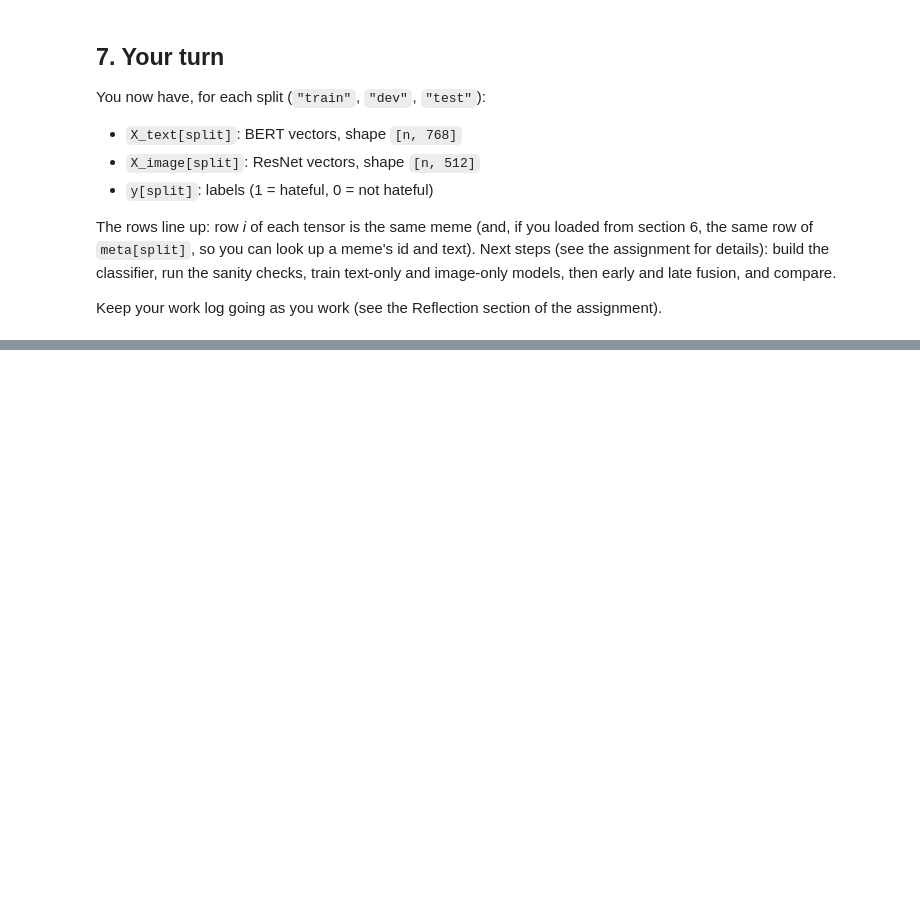
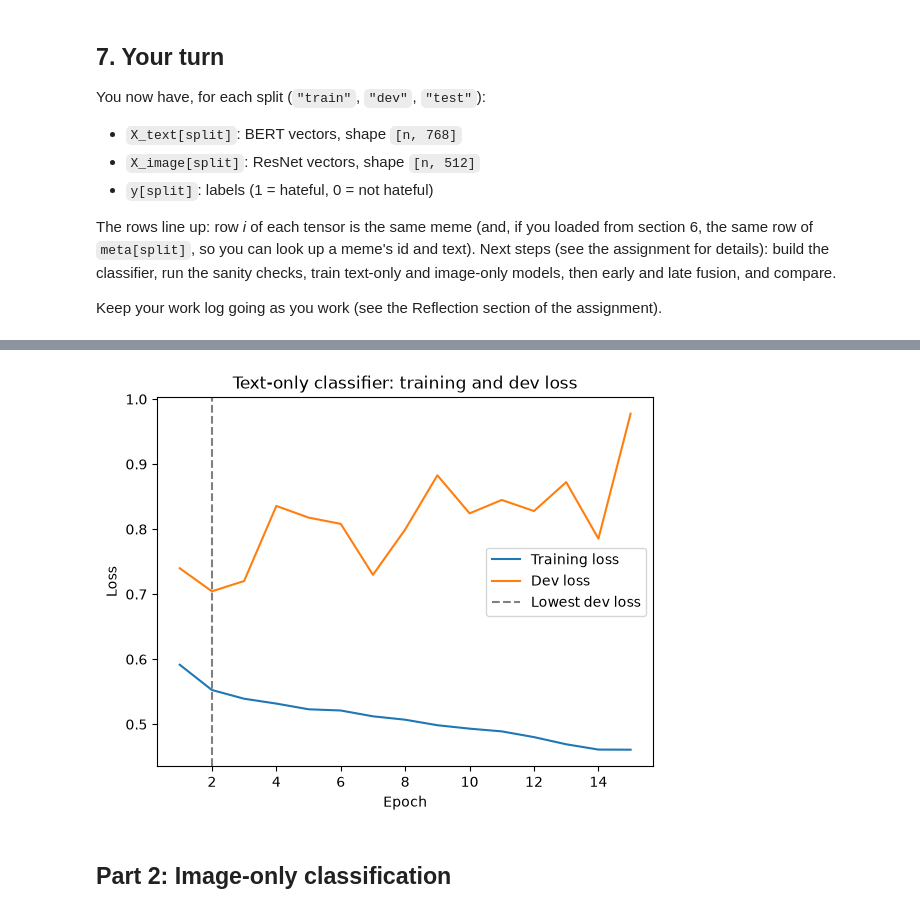
Before and after one commit to mhage82/ARI510, a Jupyter notebook: notebooks/lab3_starter.ipynb, the cells around one changed output, grey strips where cells are left out. Drawn from its saved outputs; the diff is of its cells as text; code cells hidden in the pictures; blank space fills up the shorter version.

```diff
--- a/notebooks/lab3_starter.ipynb
+++ b/notebooks/lab3_starter.ipynb
@@ -214,0 +398,20 @@ Keep your work log going as you work (see the Reflection section of the assignme
+# %%
+import torch
+# Formalize it so this format could be used the same way as we measure actual results.
+dev_labels = y["dev"].int()
+simple_pred = torch.zeros_like(dev_labels)
+
+tp = ((simple_pred == 1) & (dev_labels == 1)).sum().item()
+fp = ((simple_pred == 1) & (dev_labels == 0)).sum().item()
+fn = ((simple_pred == 0) & (dev_labels == 1)).sum().item()
+tp,fp,fn
+
+accuracy = (simple_pred == dev_labels).float().mean().item()
+precision = tp / (tp + fp) if (tp + fp) else 0.0
+recall = tp / (tp + fn) if (tp + fn) else 0.0
+f1 = 2 * precision * recall / (precision + recall) if (precision + recall) else 0.0
+
+print(f"Accuracy:  {accuracy:.3f}")
+print(f"Precision: {precision:.3f}")
+print(f"Recall:    {recall:.3f}")
+print(f"F1:        {f1:.3f}")
@@ -214,0 +614,10 @@ Keep your work log going as you work (see the Reflection section of the assignme
+# %%
+text_model, text_metrics, text_train_losses, text_dev_losses, text_best_epoch = (
+    train_classifier(
+        X_text["train"], y["train"],
+        X_text["dev"], y["dev"]
+    )
+)
+
+print("\nBest epoch:", text_best_epoch)
+print("Dev metrics:", text_metrics)
@@ -214,0 +643,19 @@ Keep your work log going as you work (see the Reflection section of the assignme
+# %%
+import matplotlib.pyplot as plt
+
+epochs = range(1, len(text_train_losses) + 1)
+
+plt.plot(epochs, text_train_losses, label="Training loss")
+plt.plot(epochs, text_dev_losses, label="Dev loss")
+plt.axvline(text_best_epoch, color="gray", linestyle="--", label="Lowest dev loss")
+
+plt.xlabel("Epoch")
+plt.ylabel("Loss")
+plt.title("Text-only classifier: training and dev loss")
+plt.legend()
+plt.savefig("text_loss_curves.png", dpi=200, bbox_inches="tight")
+plt.show()
+# %% [output]
+[figure, added]
+# %% [markdown]
+## Part 2: Image-only classification
```
Also changed, not shown: parts of 40 cells of this notebook.
